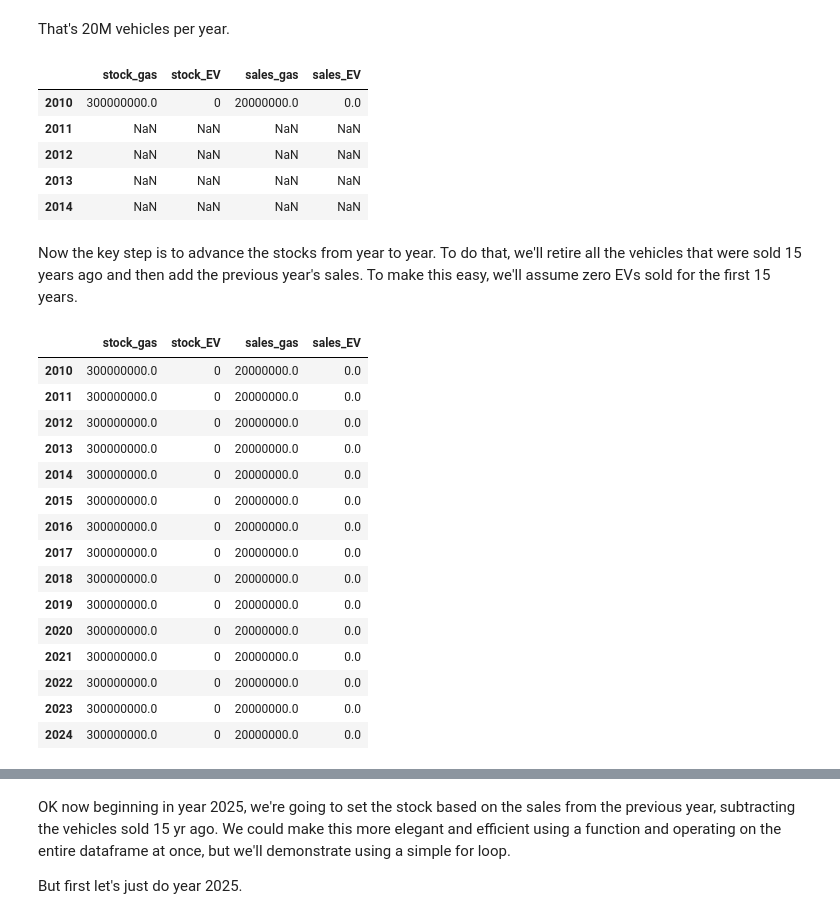
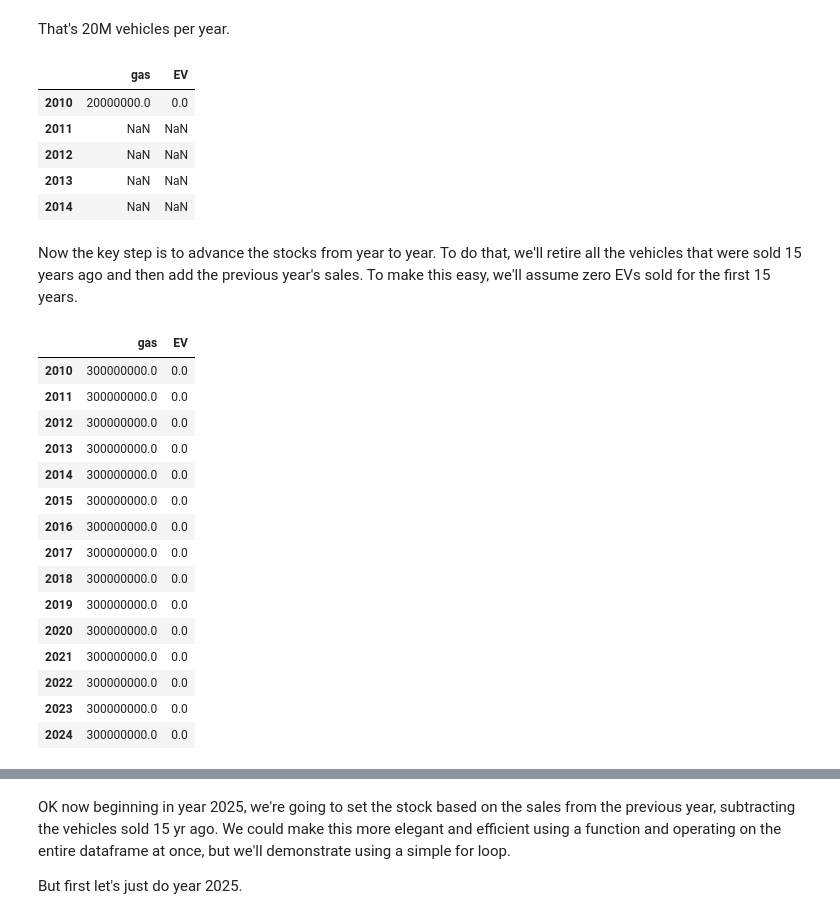
Before and after one commit to usf-esm/usf-engy680-urban-energy-fall2026, a Jupyter notebook: example_notebooks/simple_stock_rollover.ipynb, the cells around one changed output, grey strips where cells are left out. Drawn from its saved outputs; the diff is of its cells as text; code cells hidden in the pictures.

```diff
--- a/example_notebooks/simple_stock_rollover.ipynb
+++ b/example_notebooks/simple_stock_rollover.ipynb
@@ -48,6 +48,7 @@ We need an initial condition. Let's seed our vehicle fleet in year 2010 with 300
 But first we'll need to create the container for our fleet projections.
 # %%
 # Create empty Dataframe with index of years and our vehicle stock columns.
-fleet_projection = pd.DataFrame(index=yyyy, columns=['stock_gas', 'stock_EV'])
-fleet_projection.head() # Show what the first 5 rows look like
+fuels = ['gas', 'EV']
+vehicle_stock = pd.DataFrame(index=yyyy, columns=fuels, data=np.nan)
+vehicle_stock.head() # Show what the first 5 rows look like
 # %% [output]
@@ -61,8 +62,8 @@ fleet_projection.head() # Show what the first 5 rows look like
 We haven't filled in any data so it starts a NaN.
 Now we seed the first year.
 # %%
-fleet_projection.loc[2010, 'stock_gas'] = n_total_vehicles
+vehicle_stock.loc[2010, 'gas'] = n_total_vehicles
 # .loc is the syntax for accessing a row. You can access a column with simple brackets but a complete .loc[rows, cols] is preferred when you are assigning values.
-fleet_projection.loc[2010, 'stock_EV'] = 0
-fleet_projection.head()
+vehicle_stock.loc[2010, 'EV'] = 0
+vehicle_stock.head()
 # %% [output]
@@ -84,45 +85,48 @@ print(np.format_float_scientific(n_total_sales)) # to avoid having to count zero
 # %% [markdown]
 That's 20M vehicles per year.
 # %%
-fleet_projection['sales_gas'] = np.nan
-fleet_projection['sales_EV'] = np.nan
-fleet_projection.loc[2010, 'sales_gas'] = n_total_sales
-fleet_projection.loc[2010, 'sales_EV'] = 0
-fleet_projection.head()
+vehicle_sales = pd.DataFrame(index=yyyy, columns=fuels, data=np.nan)
+# Create a vehicle sales dataframe with the same shape.
+
+vehicle_sales.loc[2010, 'gas'] = n_total_sales
+vehicle_sales.loc[2010, 'EV'] = 0
+vehicle_sales.head()
 # %% [output]
-|  | stock_gas | stock_EV | sales_gas | sales_EV |
-| 2010 | 300000000.0 | 0 | 20000000.0 | 0.0 |
-| 2011 | NaN | NaN | NaN | NaN |
-| 2012 | NaN | NaN | NaN | NaN |
-| 2013 | NaN | NaN | NaN | NaN |
-| 2014 | NaN | NaN | NaN | NaN |
+|  | gas | EV |
+| 2010 | 20000000.0 | 0.0 |
+| 2011 | NaN | NaN |
+| 2012 | NaN | NaN |
+| 2013 | NaN | NaN |
+| 2014 | NaN | NaN |
 # %% [markdown]
 Now the key step is to advance the stocks from year to year. To do that, we'll retire all the vehicles
 that were sold 15 years ago and then add the previous year's sales.
 To make this easy, we'll assume zero EVs sold for the first 15 years.
 # %%
-fleet_projection.loc[yyyy[:15], ['stock_gas', 'stock_EV', 'sales_gas', 'sales_EV']] = [n_total_vehicles, 0, n_total_sales, 0]
+vehicle_stock.loc[yyyy[:15], fuels] = [n_total_vehicles, 0]
 # This is a complicated expression to illustrate more sophisticated pandas syntax.
-# We are assigning the identical rows in bulk in 1 line. We could have just written four separate lines like we did above for the first row,
-# one for each column.
-# In general the syntax is
-# x.loc[row_range, column_range] = vals
+# We are assigning the identical rows in bulk in 1 line. We could have written 15 separate lines for each year (like we did above),
+# times 2 for each column.
+# The shape on the left side is 15 rows by 2 columns, and on the right is 1 row by 2 columns, so pandas infers that you want to
+# duplicate the row 15 times. Often it figures out what you want to do in this way but sometimes it is less intuitive.
+# In general the syntax being used is x.loc[ROW_RANGE, COLUMN_RANGE] = VALS
+# Don't forget that fuels is actually a list of two values.
 
-fleet_projection.head(15) # Show the first 15 rows
+vehicle_stock.head(15) # Show the first 15 rows
 # %% [output]
-|  | stock_gas | stock_EV | sales_gas | sales_EV |
-| 2010 | 300000000.0 | 0 | 20000000.0 | 0.0 |
-| 2011 | 300000000.0 | 0 | 20000000.0 | 0.0 |
-| 2012 | 300000000.0 | 0 | 20000000.0 | 0.0 |
-| 2013 | 300000000.0 | 0 | 20000000.0 | 0.0 |
-| 2014 | 300000000.0 | 0 | 20000000.0 | 0.0 |
-| 2015 | 300000000.0 | 0 | 20000000.0 | 0.0 |
-| 2016 | 300000000.0 | 0 | 20000000.0 | 0.0 |
-| 2017 | 300000000.0 | 0 | 20000000.0 | 0.0 |
-| 2018 | 300000000.0 | 0 | 20000000.0 | 0.0 |
-| 2019 | 300000000.0 | 0 | 20000000.0 | 0.0 |
-| 2020 | 300000000.0 | 0 | 20000000.0 | 0.0 |
-| 2021 | 300000000.0 | 0 | 20000000.0 | 0.0 |
-| 2022 | 300000000.0 | 0 | 20000000.0 | 0.0 |
-| 2023 | 300000000.0 | 0 | 20000000.0 | 0.0 |
-| 2024 | 300000000.0 | 0 | 20000000.0 | 0.0 |
+|  | gas | EV |
+| 2010 | 300000000.0 | 0.0 |
+| 2011 | 300000000.0 | 0.0 |
+| 2012 | 300000000.0 | 0.0 |
+| 2013 | 300000000.0 | 0.0 |
+| 2014 | 300000000.0 | 0.0 |
+| 2015 | 300000000.0 | 0.0 |
+| 2016 | 300000000.0 | 0.0 |
+| 2017 | 300000000.0 | 0.0 |
+| 2018 | 300000000.0 | 0.0 |
+| 2019 | 300000000.0 | 0.0 |
+| 2020 | 300000000.0 | 0.0 |
+| 2021 | 300000000.0 | 0.0 |
+| 2022 | 300000000.0 | 0.0 |
+| 2023 | 300000000.0 | 0.0 |
+| 2024 | 300000000.0 | 0.0 |
```
Also changed, not shown: parts of 23 cells of this notebook.
